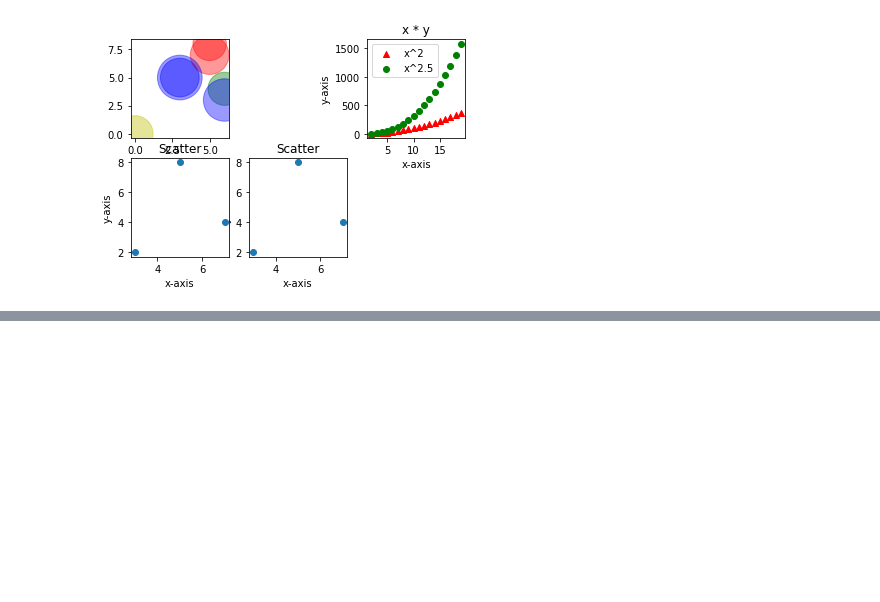
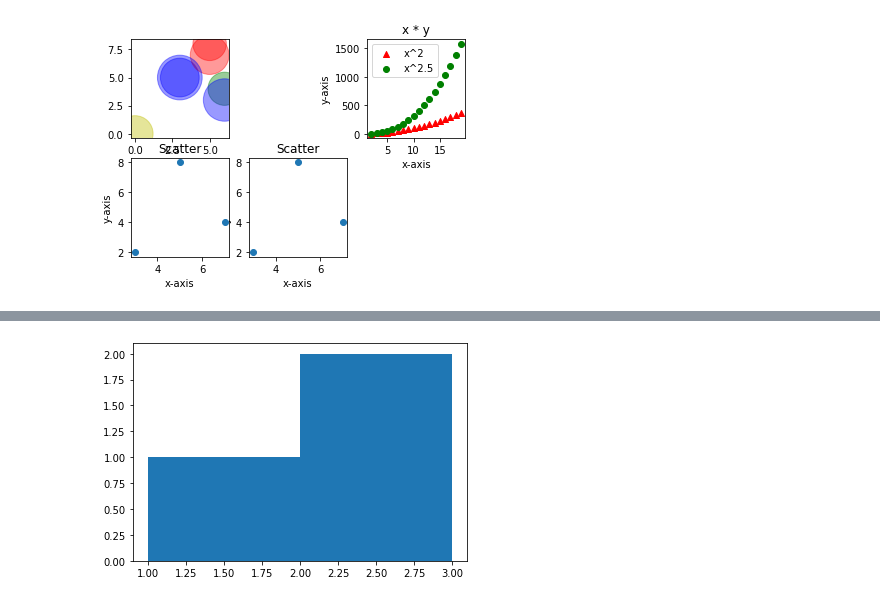
Before and after one commit to Pratyushyuvi1234/Datascience, a Jupyter notebook: plotting.ipynb, the cells around one changed output, grey strips where cells are left out. Saved outputs shown, nothing was run; the diff lists cells and outputs as text; code cells hidden in the pictures; blank space fills up the shorter version.

```diff
--- a/plotting.ipynb
+++ b/plotting.ipynb
@@ -138,0 +166,6 @@ plt.show()
+# %%
+x = [1,2,3]
+plt.hist(x,bins=2)
+plt.show()
+# %% [output]
+[figure, added]
```
Also changed, not shown: parts of 30 cells of this notebook.
